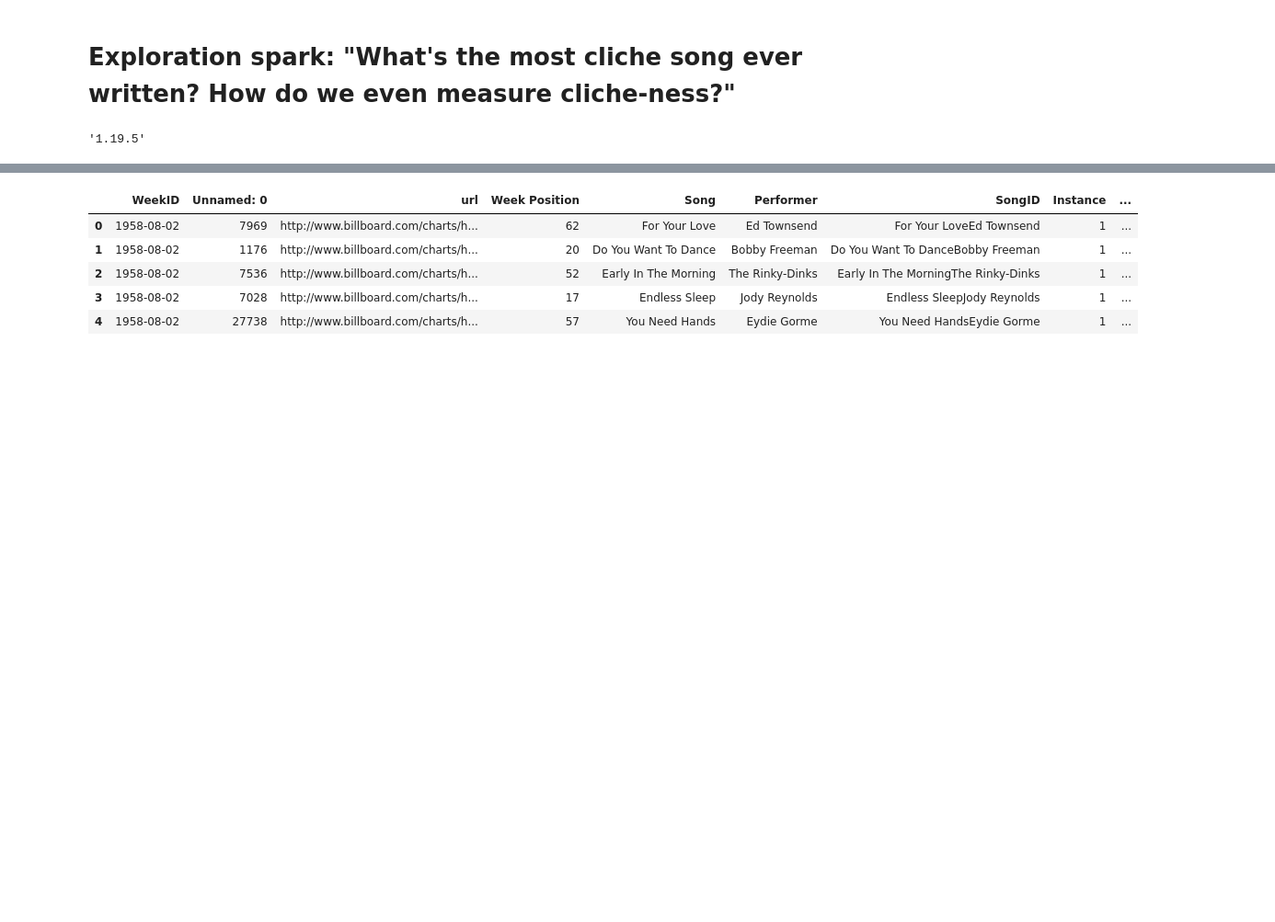
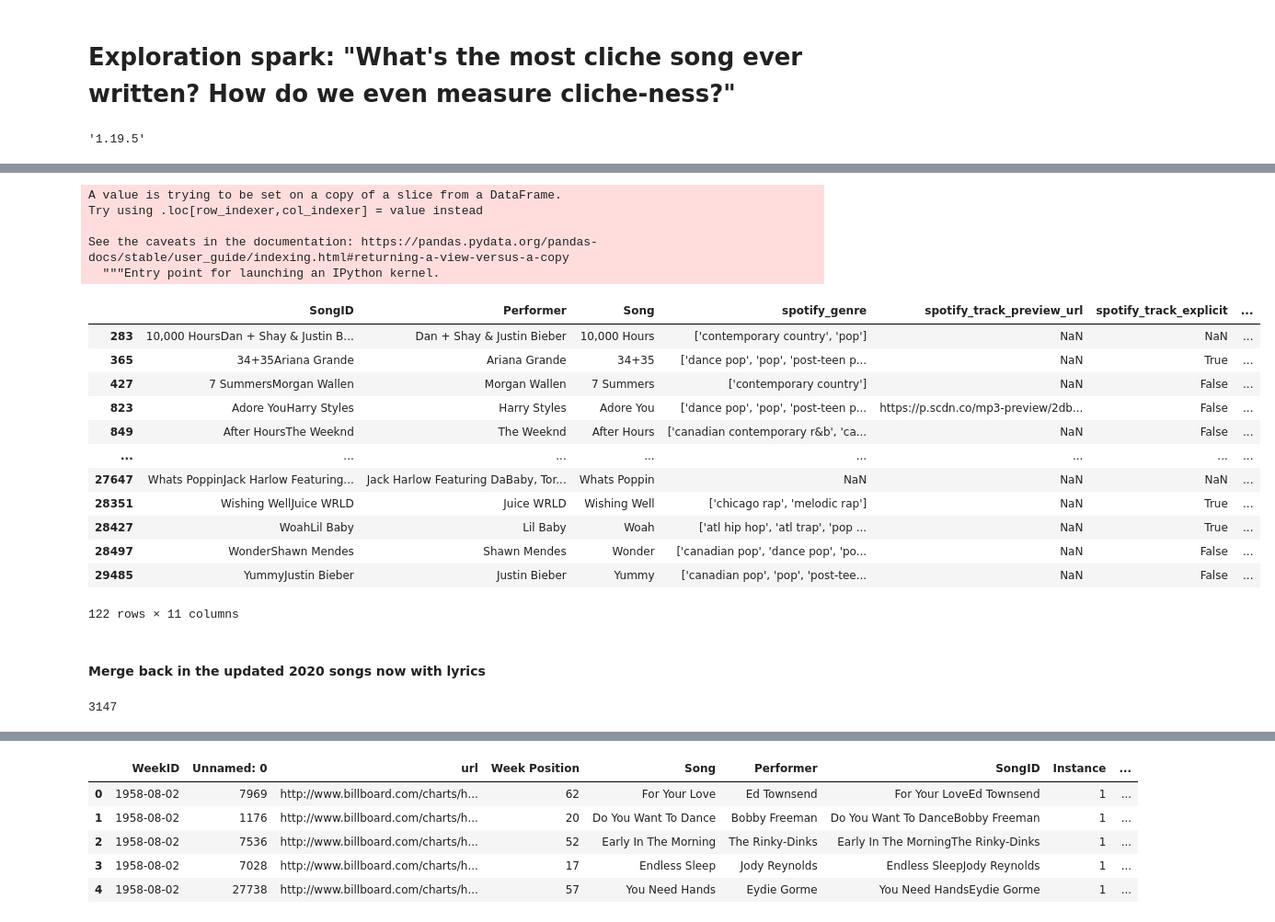
Before and after one commit to davidnmora/billboard-lyric-exploration, a Jupyter notebook: Cliche lyrics initial exploration.ipynb, the cells around one changed output, grey strips where cells are left out. Shown at 92% size. Saved outputs shown, nothing was run; the diff lists cells and outputs as text; code cells hidden in the pictures; blank space fills up the shorter version.

```diff
--- a/Cliche lyrics initial exploration.ipynb
+++ b/Cliche lyrics initial exploration.ipynb
@@ -9,0 +112,6 @@ np.__version__
+# %%
+def get_lyrics(title='', artist=''):
+    try:
+        return genius.search_song(title, artist).lyrics
+    except:
+        print('not found: ${title}')
@@ -9,0 +148,7 @@ np.__version__
+# %%
+# get_lyrics(title='Adore You', artist='Harry Styles')
+# get_lyrics(title='Adore You', artist='Dan + Shay & Justin Bieber')
+lyrics_for_2020_songs = songs_without_lyrics_from_2020.apply(
+    lambda row: get_lyrics(title=row['Song'], artist=row['Performer']),
+    axis=1
+)
@@ -9,0 +188,27 @@ np.__version__
+# %%
+songs_without_lyrics_from_2020['Lyrics'] = lyrics_for_2020_songs
+# songs_without_lyrics_from_2020.to_csv('', index=False)
+# %% [output]
+A value is trying to be set on a copy of a slice from a DataFrame.
+Try using .loc[row_indexer,col_indexer] = value instead
+
+See the caveats in the documentation: https://pandas.pydata.org/pandas-docs/stable/user_guide/indexing.html#returning-a-view-versus-a-copy
+  """Entry point for launching an IPython kernel.
+# %%
+songs_without_lyrics_from_2020
+# %% [output]
+|  | SongID | Performer | Song | spotify_genre | spotify_track_preview_url | spotify_track_explicit | ... |
+| 283 | 10,000 HoursDan + Shay & Justin B... | Dan + Shay & Justin Bieber | 10,000 Hours | ['contemporary country', 'pop'] | NaN | NaN | ... |
+| 365 | 34+35Ariana Grande | Ariana Grande | 34+35 | ['dance pop', 'pop', 'post-teen p... | NaN | True | ... |
+| 427 | 7 SummersMorgan Wallen | Morgan Wallen | 7 Summers | ['contemporary country'] | NaN | False | ... |
+| 823 | Adore YouHarry Styles | Harry Styles | Adore You | ['dance pop', 'pop', 'post-teen p... | https://p.scdn.co/mp3-preview/2db... | False | ... |
+| 849 | After HoursThe Weeknd | The Weeknd | After Hours | ['canadian contemporary r&b', 'ca... | NaN | False | ... |
+| ... | ... | ... | ... | ... | ... | ... | ... |
+| 27647 | Whats PoppinJack Harlow Featuring... | Jack Harlow Featuring DaBaby, Tor... | Whats Poppin | NaN | NaN | NaN | ... |
+| 28351 | Wishing WellJuice WRLD | Juice WRLD | Wishing Well | ['chicago rap', 'melodic rap'] | NaN | True | ... |
+| 28427 | WoahLil Baby | Lil Baby | Woah | ['atl hip hop', 'atl trap', 'pop ... | NaN | True | ... |
+| 28497 | WonderShawn Mendes | Shawn Mendes | Wonder | ['canadian pop', 'dance pop', 'po... | NaN | False | ... |
+| 29485 | YummyJustin Bieber | Justin Bieber | Yummy | ['canadian pop', 'pop', 'post-tee... | NaN | False | ... |
+122 rows × 11 columns
+# %% [markdown]
+#### Merge back in the updated 2020 songs now with lyrics
@@ -9,0 +220,4 @@ np.__version__
+# %%
+fully_updated_df.Lyrics.isna().sum()
+# %% [output]
+3147
```
Also changed, not shown: parts of 28 cells of this notebook.
